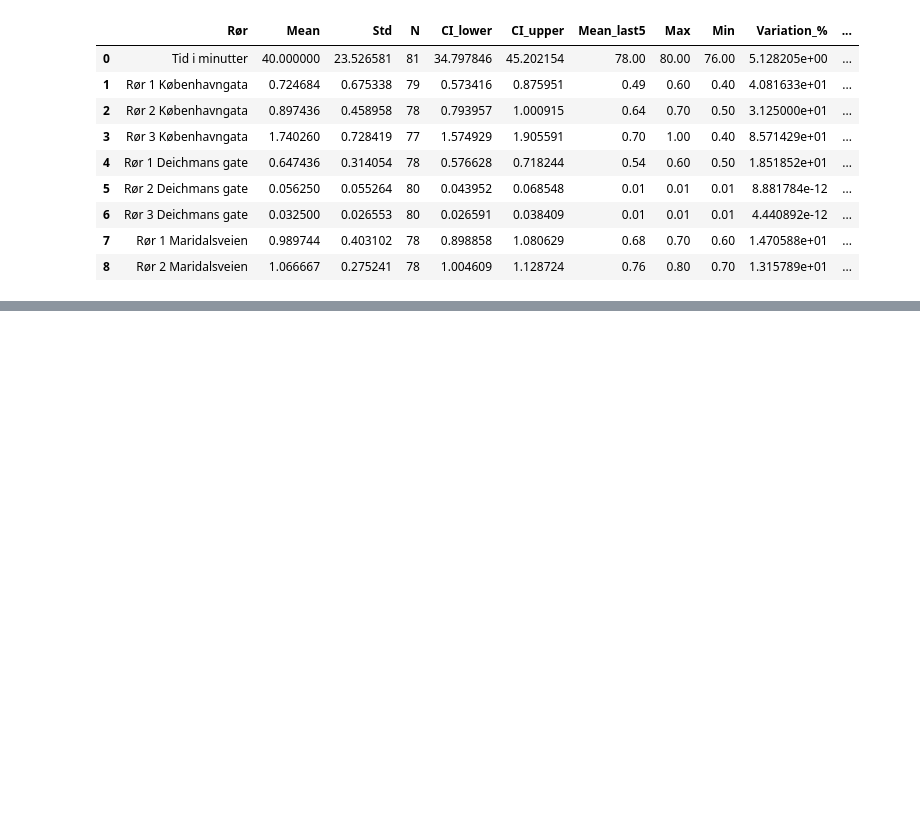
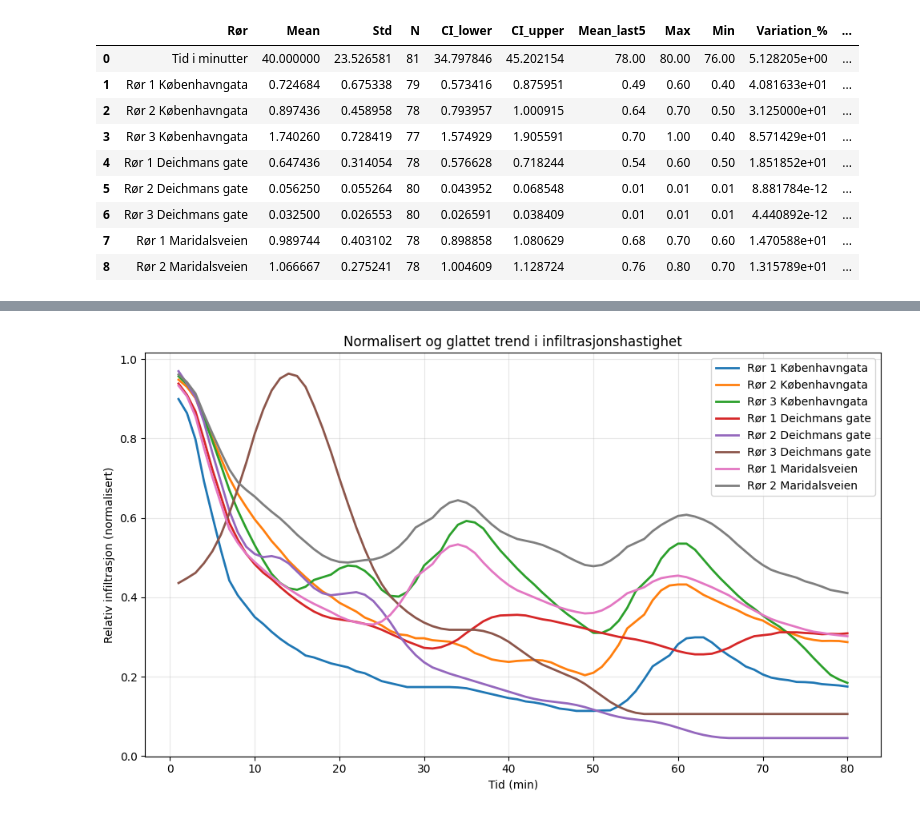
Before and after one commit to jsandtangen/Bachelor, a Jupyter notebook: notebook.ipynb, the cells around one changed output, grey strips where cells are left out. Drawn from its saved outputs; the diff is of its cells as text; code cells hidden in the pictures; blank space fills up the shorter version.

```diff
--- a/notebook.ipynb
+++ b/notebook.ipynb
@@ -241,0 +333,34 @@ Samlet viser resultatene at lavpermeable masser (Deichmans gate) oppnår stabil
+# %%
+import matplotlib.pyplot as plt
+
+plt.figure(figsize=(10, 6))
+
+for col in df_hastighet.columns:
+    if col != "Tid i minutter":
+        data = df_hastighet[col].dropna()
+        t = df_hastighet.loc[data.index, "Tid i minutter"]
+
+        # Hopp over hvis første verdi er 0
+        if data.iloc[0] == 0:
+            continue
+
+        # 🔹 1. Glatt først (viktig!)
+        data_smooth = data.rolling(window=7, center=True, min_periods=1).mean()
+
+        # 🔹 2. Normaliser etter glatting (mer stabilt)
+        norm = data_smooth / data_smooth.max()
+
+        # 🔹 3. Ekstra lett glatting (valgfritt, gir veldig fine kurver)
+        norm_smooth = norm.rolling(window=5, center=True, min_periods=1).mean()
+
+        plt.plot(t, norm_smooth, linewidth=2, label=col)
+
+plt.xlabel("Tid (min)")
+plt.ylabel("Relativ infiltrasjon (normalisert)")
+plt.title("Normalisert og glattet trend i infiltrasjonshastighet")
+plt.legend()
+plt.grid(True, alpha=0.3)
+plt.tight_layout()
+plt.show()
+# %% [output]
+[figure, added]
```
Also changed, not shown: parts of 6 cells of this notebook.
